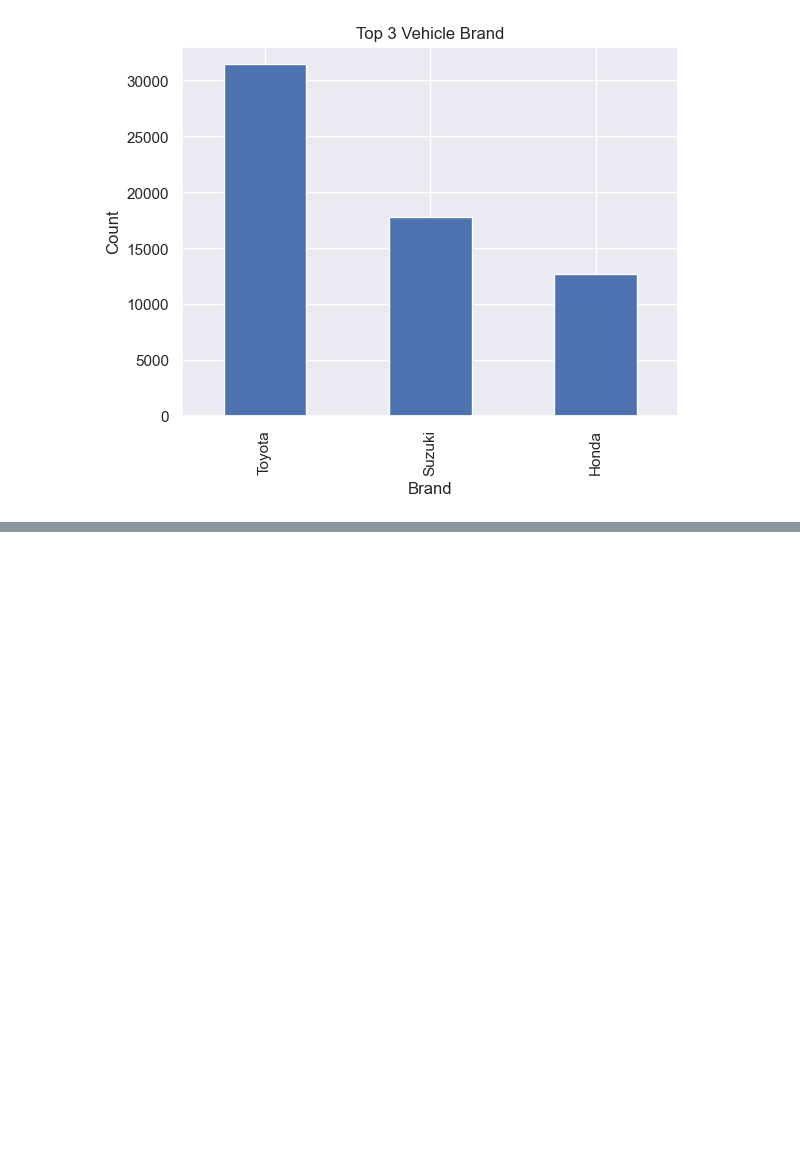
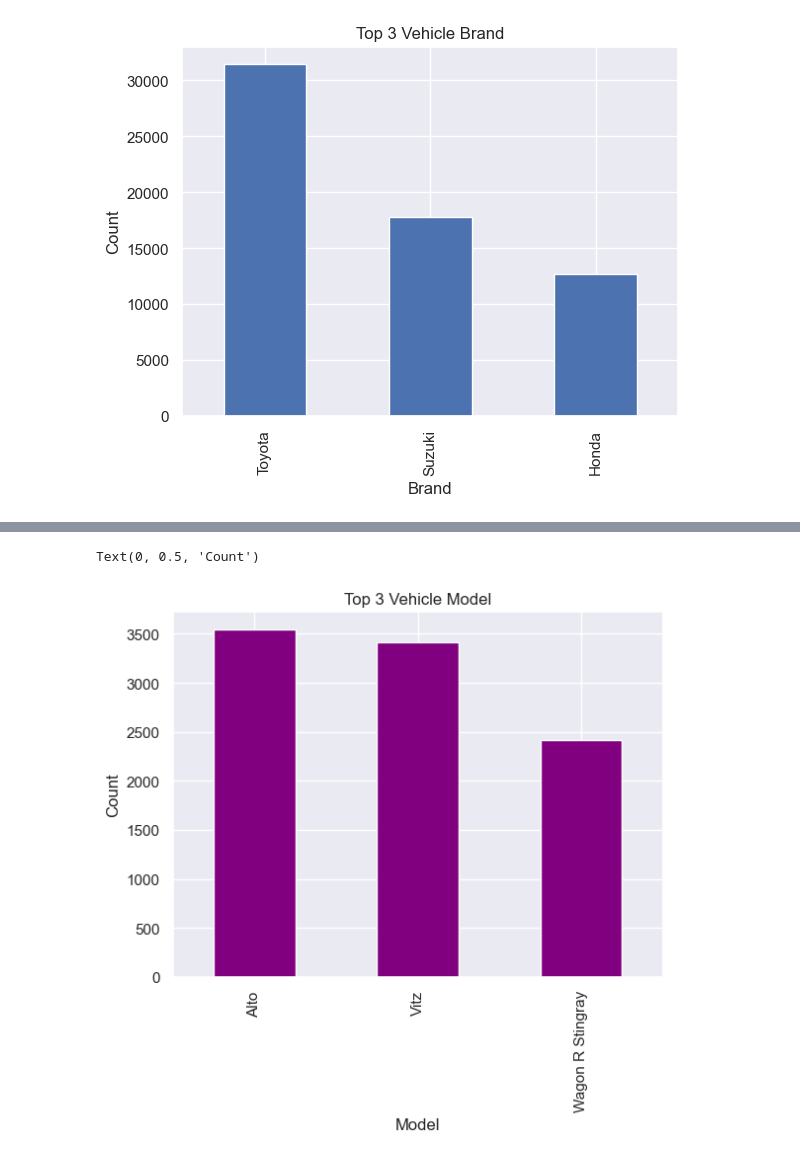
Before and after one commit to toobask/introtoAI1, a Jupyter notebook: notebook/IntroToAI_701_CourseWork_Amua_et_Tooba.ipynb, the cells around one changed output, grey strips where cells are left out. Saved outputs shown, nothing was run; the diff lists cells and outputs as text; code cells hidden in the pictures; blank space fills up the shorter version.

```diff
--- a/notebook/IntroToAI_701_CourseWork_Amua_et_Tooba.ipynb
+++ b/notebook/IntroToAI_701_CourseWork_Amua_et_Tooba.ipynb
@@ -134,0 +156,12 @@ plt.show()
+# %%
+#what are the top3 models
+top3_models = vehicle_df.Model.value_counts().head(3)
+
+#show top3 models in a plot
+top3_models.plot(kind="bar", color="purple")
+plt.title("Top 3 Vehicle Model")
+plt.xlabel("Model")
+plt.ylabel("Count")
+# %% [output]
+Text(0, 0.5, 'Count')
+[figure, added]
```
Also changed, not shown: parts of 62 cells of this notebook.
